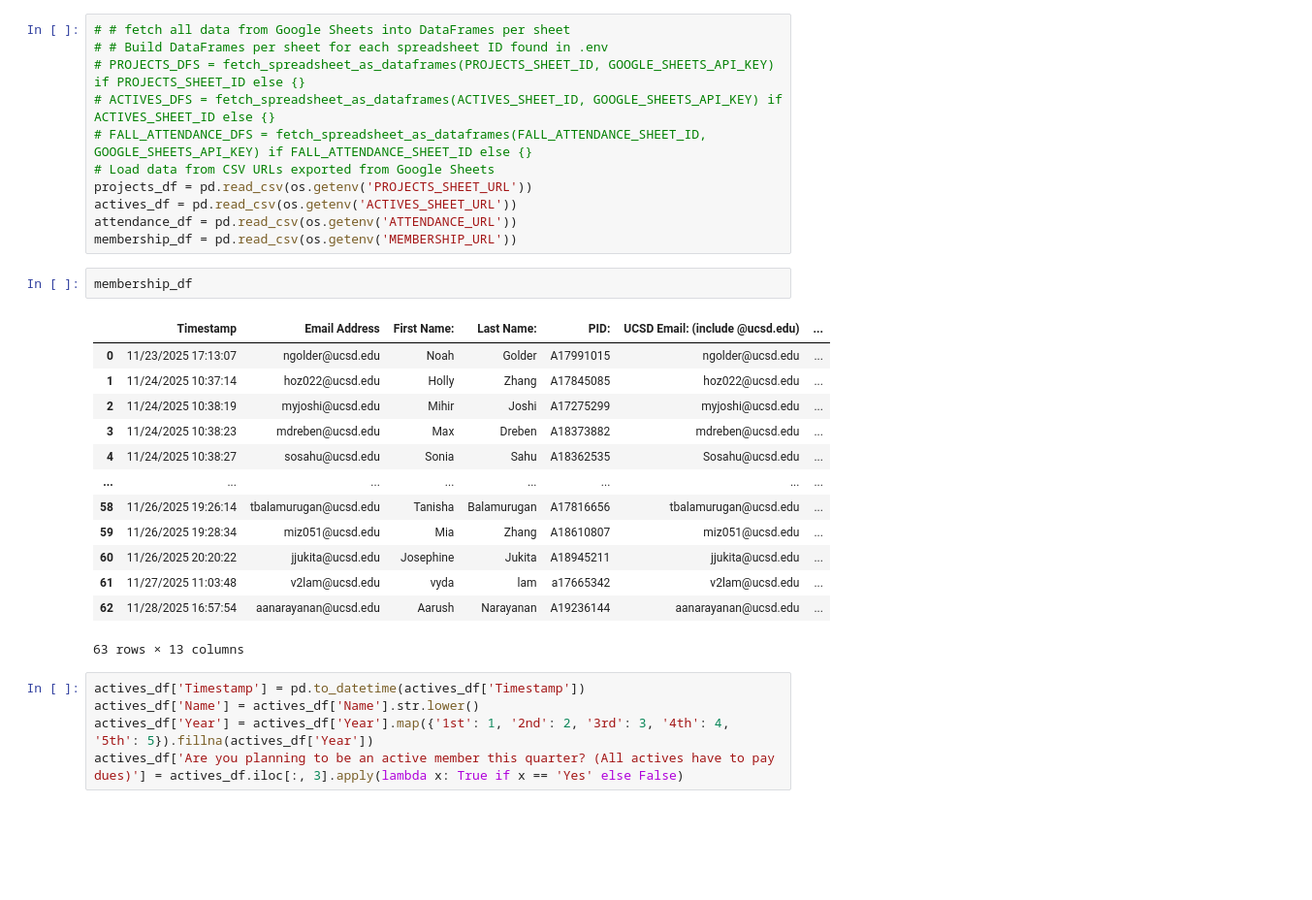
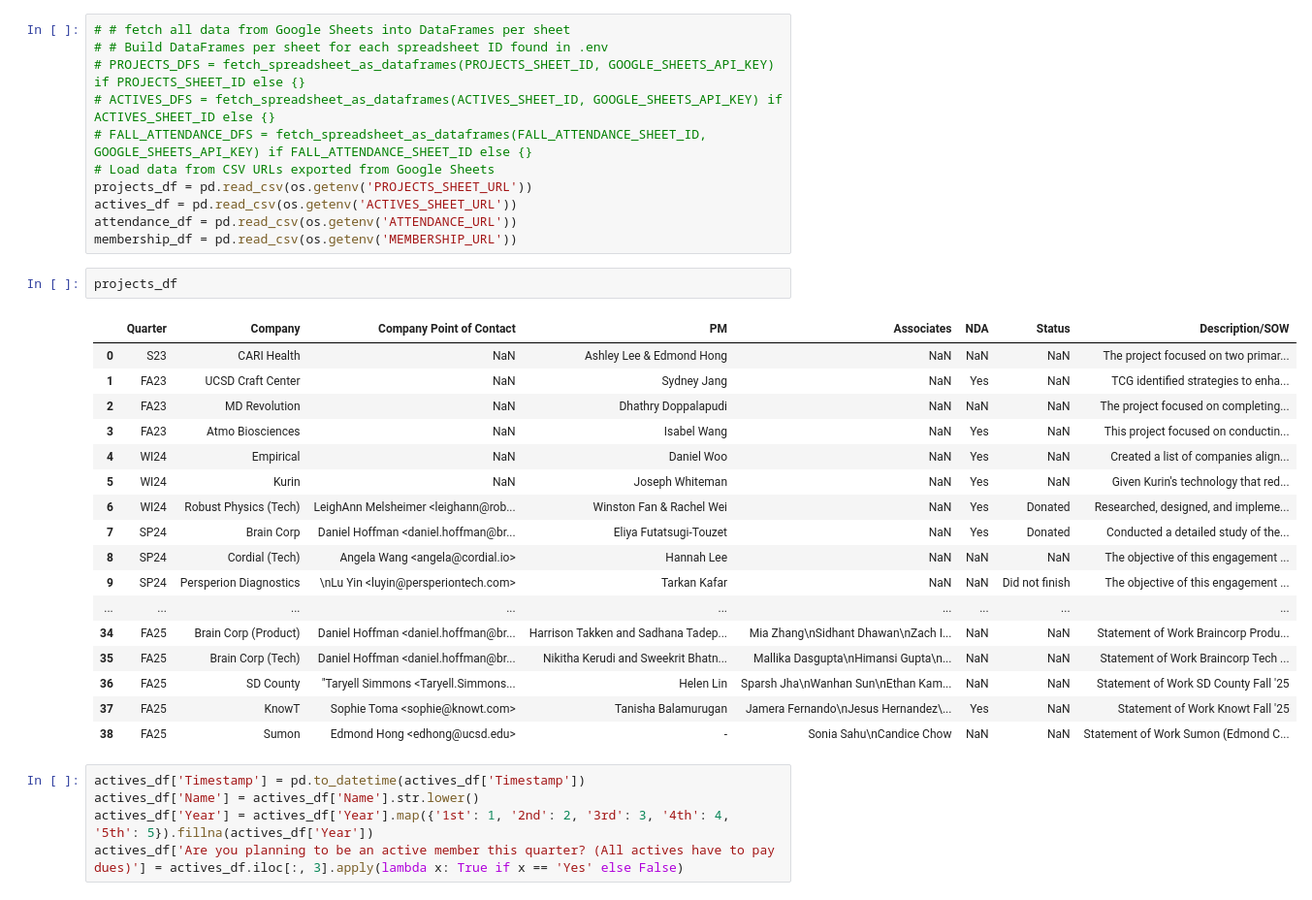
Before and after one commit to itsgeorgema/tcgdashboard, a Jupyter notebook: data_cleaning/clean.ipynb, the cells around one changed output. Shown at 97% size. Cells and saved outputs as stored; diff of their text form; blank space fills up the shorter version.

```diff
--- a/data_cleaning/clean.ipynb
+++ b/data_cleaning/clean.ipynb
@@ -87,22 +87,26 @@ projects_df = pd.read_csv(os.getenv('PROJECTS_SHEET_URL'))
 actives_df = pd.read_csv(os.getenv('ACTIVES_SHEET_URL'))
 attendance_df = pd.read_csv(os.getenv('ATTENDANCE_URL'))
 membership_df = pd.read_csv(os.getenv('MEMBERSHIP_URL'))
-# %%
-membership_df
-# %% [output]
-|  | Timestamp | Email Address | First Name: | Last Name: | PID: | UCSD Email: (include @ucsd.edu) | ... |
-| 0 | 11/23/2025 17:13:07 | ngolder@ucsd.edu | Noah | Golder | A17991015 | ngolder@ucsd.edu | ... |
-| 1 | 11/24/2025 10:37:14 | hoz022@ucsd.edu | Holly | Zhang | A17845085 | hoz022@ucsd.edu | ... |
-| 2 | 11/24/2025 10:38:19 | myjoshi@ucsd.edu | Mihir | Joshi | A17275299 | myjoshi@ucsd.edu | ... |
-| 3 | 11/24/2025 10:38:23 | mdreben@ucsd.edu | Max | Dreben | A18373882 | mdreben@ucsd.edu | ... |
-| 4 | 11/24/2025 10:38:27 | sosahu@ucsd.edu | Sonia | Sahu | A18362535 | Sosahu@ucsd.edu | ... |
-| ... | ... | ... | ... | ... | ... | ... | ... |
-| 58 | 11/26/2025 19:26:14 | tbalamurugan@ucsd.edu | Tanisha | Balamurugan | A17816656 | tbalamurugan@ucsd.edu | ... |
-| 59 | 11/26/2025 19:28:34 | miz051@ucsd.edu | Mia | Zhang | A18610807 | miz051@ucsd.edu | ... |
-| 60 | 11/26/2025 20:20:22 | jjukita@ucsd.edu | Josephine | Jukita | A18945211 | jjukita@ucsd.edu | ... |
-| 61 | 11/27/2025 11:03:48 | v2lam@ucsd.edu | vyda | lam | a17665342 | v2lam@ucsd.edu | ... |
-| 62 | 11/28/2025 16:57:54 | aanarayanan@ucsd.edu | Aarush | Narayanan | A19236144 | aanarayanan@ucsd.edu | ... |
-63 rows × 13 columns
+# %%
+projects_df
+# %% [output]
+|  | Quarter | Company | Company Point of Contact | PM | Associates | NDA | Status | Description/SOW |
+| 0 | S23 | CARI Health | NaN | Ashley Lee & Edmond Hong | NaN | NaN | NaN | The project focused on two primar... |
+| 1 | FA23 | UCSD Craft Center | NaN | Sydney Jang | NaN | Yes | NaN | TCG identified strategies to enha... |
+| 2 | FA23 | MD Revolution | NaN | Dhathry Doppalapudi | NaN | NaN | NaN | The project focused on completing... |
+| 3 | FA23 | Atmo Biosciences | NaN | Isabel Wang | NaN | Yes | NaN | This project focused on conductin... |
+| 4 | WI24 | Empirical | NaN | Daniel Woo | NaN | Yes | NaN | Created a list of companies align... |
+| 5 | WI24 | Kurin | NaN | Joseph Whiteman | NaN | Yes | NaN | Given Kurin's technology that red... |
+| 6 | WI24 | Robust Physics (Tech) | LeighAnn Melsheimer <leighann@rob... | Winston Fan & Rachel Wei | NaN | Yes | Donated | Researched, designed, and impleme... |
+| 7 | SP24 | Brain Corp | Daniel Hoffman <daniel.hoffman@br... | Eliya Futatsugi-Touzet | NaN | Yes | Donated | Conducted a detailed study of the... |
+| 8 | SP24 | Cordial (Tech) | Angela Wang <angela@cordial.io> | Hannah Lee | NaN | NaN | NaN | The objective of this engagement ... |
+| 9 | SP24 | Persperion Diagnostics | \nLu Yin <luyin@persperiontech.com> | Tarkan Kafar | NaN | NaN | Did not finish | The objective of this engagement ... |
+| ... | ... | ... | ... | ... | ... | ... | ... | ... |
+| 34 | FA25 | Brain Corp (Product) | Daniel Hoffman <daniel.hoffman@br... | Harrison Takken and Sadhana Tadep... | Mia Zhang\nSidhant Dhawan\nZach I... | NaN | NaN | Statement of Work Braincorp Produ... |
+| 35 | FA25 | Brain Corp (Tech) | Daniel Hoffman <daniel.hoffman@br... | Nikitha Kerudi and Sweekrit Bhatn... | Mallika Dasgupta\nHimansi Gupta\n... | NaN | NaN | Statement of Work Braincorp Tech ... |
+| 36 | FA25 | SD County | "Taryell Simmons <Taryell.Simmons... | Helen Lin | Sparsh Jha\nWanhan Sun\nEthan Kam... | NaN | NaN | Statement of Work SD County Fall '25 |
+| 37 | FA25 | KnowT | Sophie Toma <sophie@knowt.com> | Tanisha Balamurugan | Jamera Fernando\nJesus Hernandez\... | Yes | NaN | Statement of Work Knowt Fall '25 |
+| 38 | FA25 | Sumon | Edmond Hong <edhong@ucsd.edu> | - | Sonia Sahu\nCandice Chow | NaN | NaN | Statement of Work Sumon (Edmond C... |
 # %%
 actives_df['Timestamp'] = pd.to_datetime(actives_df['Timestamp'])
 actives_df['Name'] = actives_df['Name'].str.lower()
```
Also changed, not shown: parts of 4 cells of this notebook, 4 other files.
